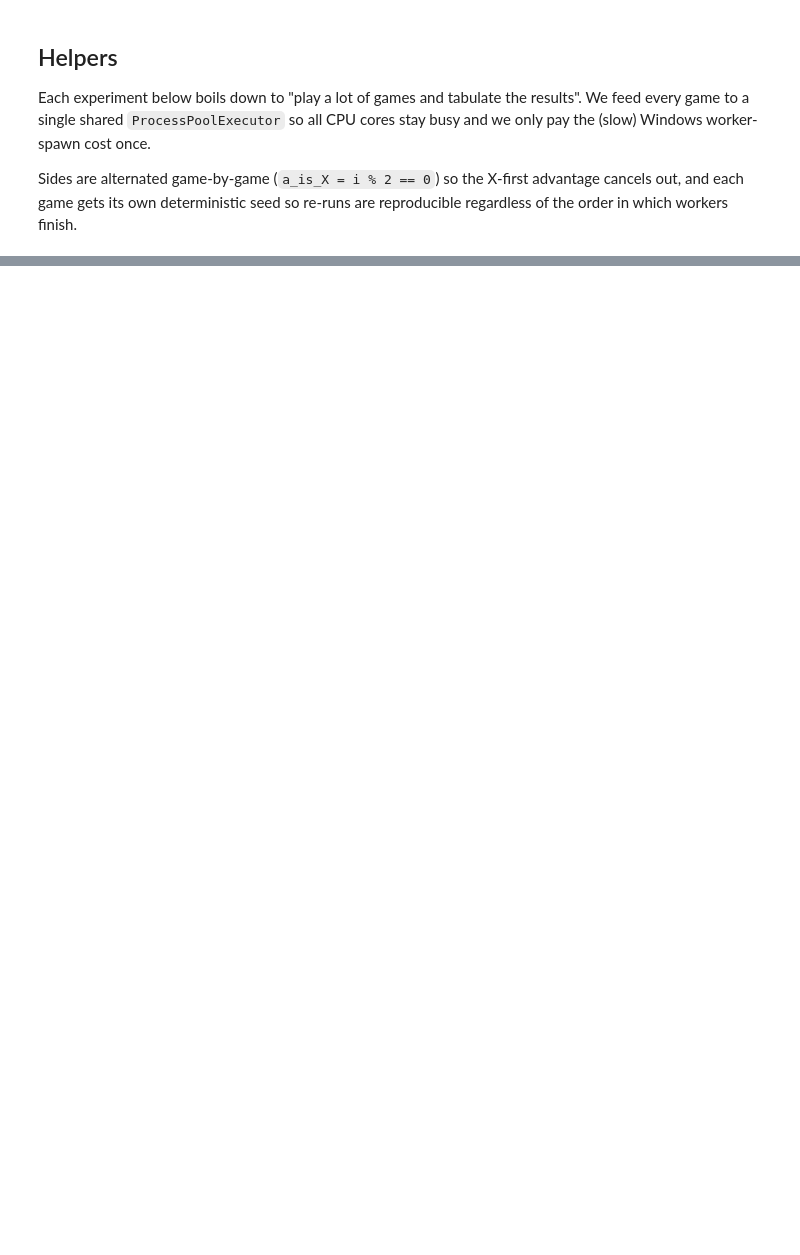
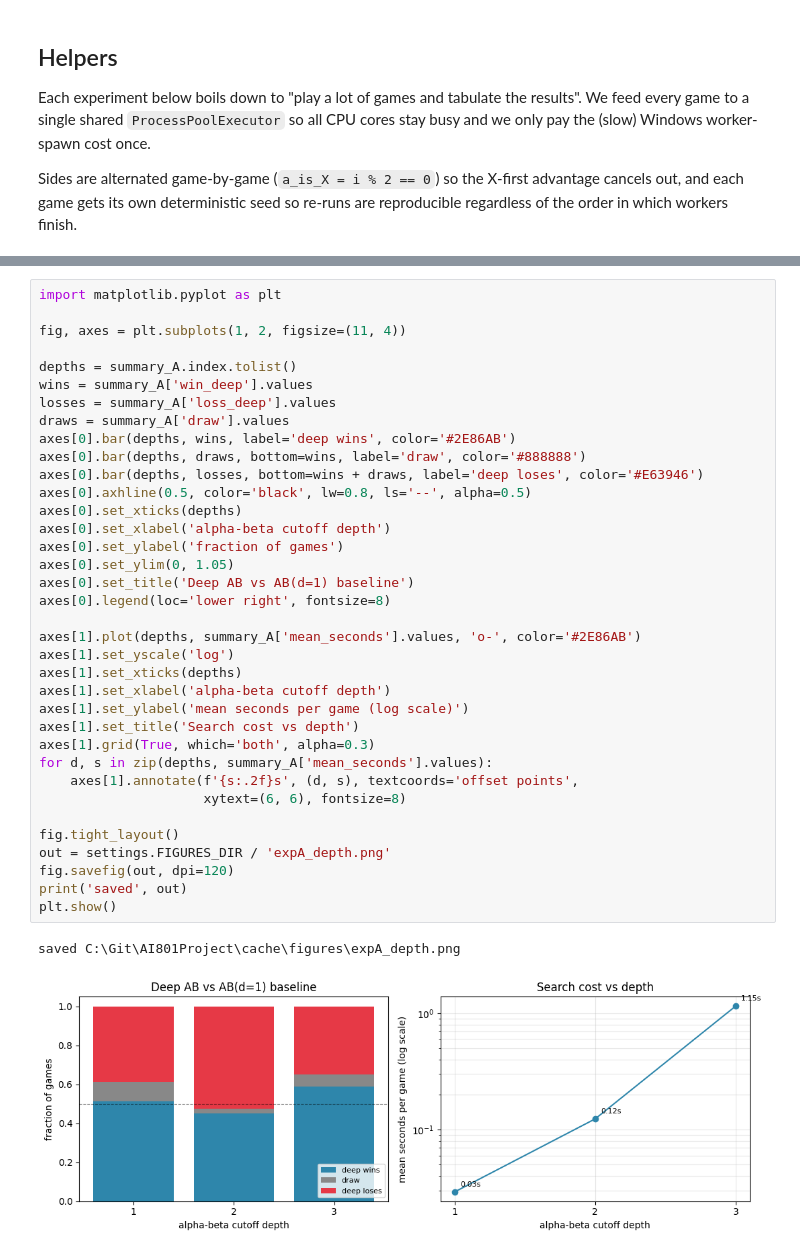
Before and after one commit to JustinMDotNet/TikTacToe, a Jupyter notebook: notebooks/03_optimization.ipynb, the cells around one changed output, grey strips where cells are left out. Saved outputs shown, nothing was run; the diff lists cells and outputs as text; blank space fills up the shorter version.

```diff
--- a/notebooks/03_optimization.ipynb
+++ b/notebooks/03_optimization.ipynb
@@ -149,0 +178,39 @@ summary_A
+# %%
+import matplotlib.pyplot as plt
+
+fig, axes = plt.subplots(1, 2, figsize=(11, 4))
+
+depths = summary_A.index.tolist()
+wins = summary_A['win_deep'].values
+losses = summary_A['loss_deep'].values
+draws = summary_A['draw'].values
+axes[0].bar(depths, wins, label='deep wins', color='#2E86AB')
+axes[0].bar(depths, draws, bottom=wins, label='draw', color='#888888')
+axes[0].bar(depths, losses, bottom=wins + draws, label='deep loses', color='#E63946')
+axes[0].axhline(0.5, color='black', lw=0.8, ls='--', alpha=0.5)
+axes[0].set_xticks(depths)
+axes[0].set_xlabel('alpha-beta cutoff depth')
+axes[0].set_ylabel('fraction of games')
+axes[0].set_ylim(0, 1.05)
+axes[0].set_title('Deep AB vs AB(d=1) baseline')
+axes[0].legend(loc='lower right', fontsize=8)
+
+axes[1].plot(depths, summary_A['mean_seconds'].values, 'o-', color='#2E86AB')
+axes[1].set_yscale('log')
+axes[1].set_xticks(depths)
+axes[1].set_xlabel('alpha-beta cutoff depth')
+axes[1].set_ylabel('mean seconds per game (log scale)')
+axes[1].set_title('Search cost vs depth')
+axes[1].grid(True, which='both', alpha=0.3)
+for d, s in zip(depths, summary_A['mean_seconds'].values):
+    axes[1].annotate(f'{s:.2f}s', (d, s), textcoords='offset points',
+                     xytext=(6, 6), fontsize=8)
+
+fig.tight_layout()
+out = settings.FIGURES_DIR / 'expA_depth.png'
+fig.savefig(out, dpi=120)
+print('saved', out)
+plt.show()
+# %% [output]
+saved C:\Git\AI801Project\cache\figures\expA_depth.png
+[figure, added]
```
Also changed, not shown: parts of 22 cells of this notebook, 37 other files.
